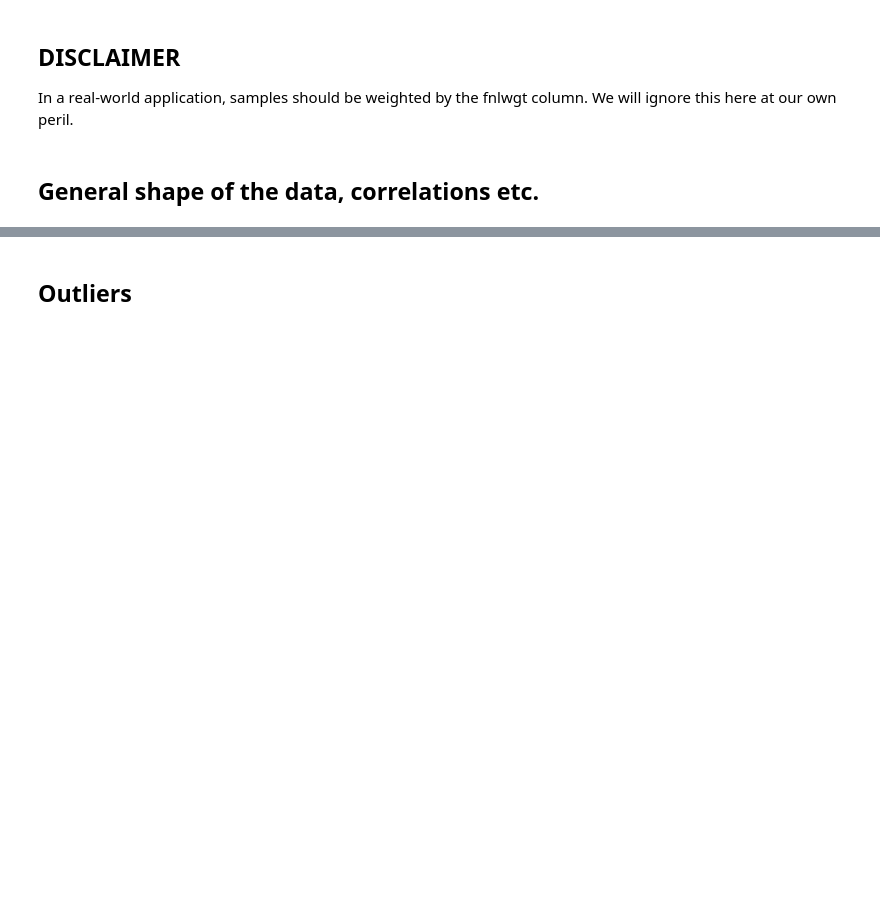
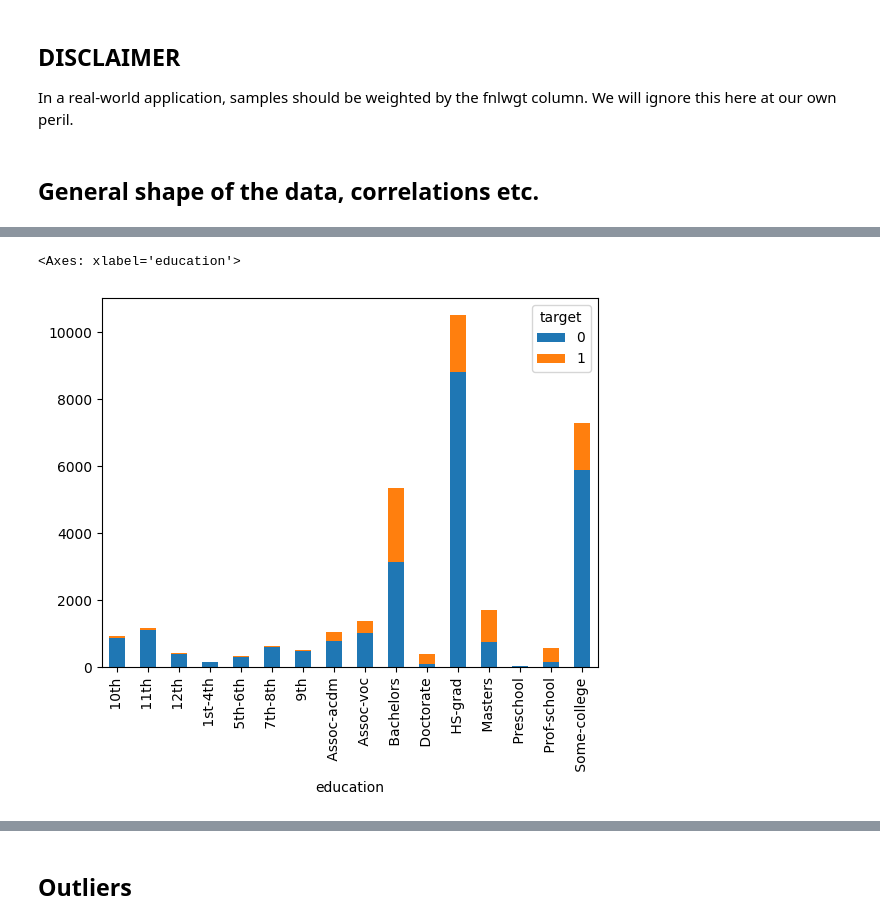
Before and after one commit to dhesse/IN-STK5k-2024-classroom-notes, a Jupyter notebook: nbhome/Lecture 04 - EDA and Models.ipynb, the cells around one changed output, grey strips where cells are left out. Drawn from its saved outputs; the diff is of its cells as text; code cells hidden in the pictures; blank space fills up the shorter version.

```diff
--- a/nbhome/Lecture 04 - EDA and Models.ipynb
+++ b/nbhome/Lecture 04 - EDA and Models.ipynb
@@ -55,0 +114,7 @@ In a real-world application, samples should be weighted by the fnlwgt column. We
+# %%
+df.groupby(['education', 'target'])\
+    .size().unstack().fillna(0).astype('int')\
+        .plot.bar(stacked=True)
+# %% [output]
+<Axes: xlabel='education'>
+[figure, added]
```
Also changed, not shown: parts of 50 cells of this notebook, 1 other file.
